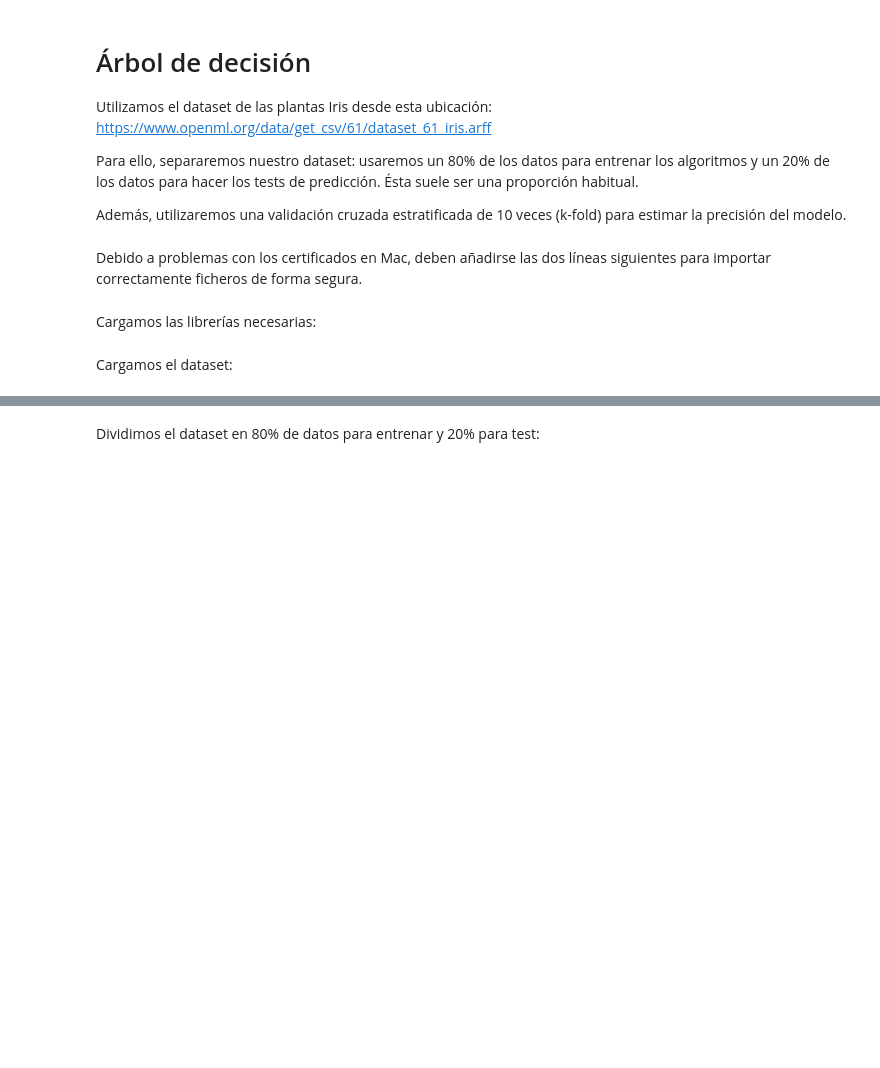
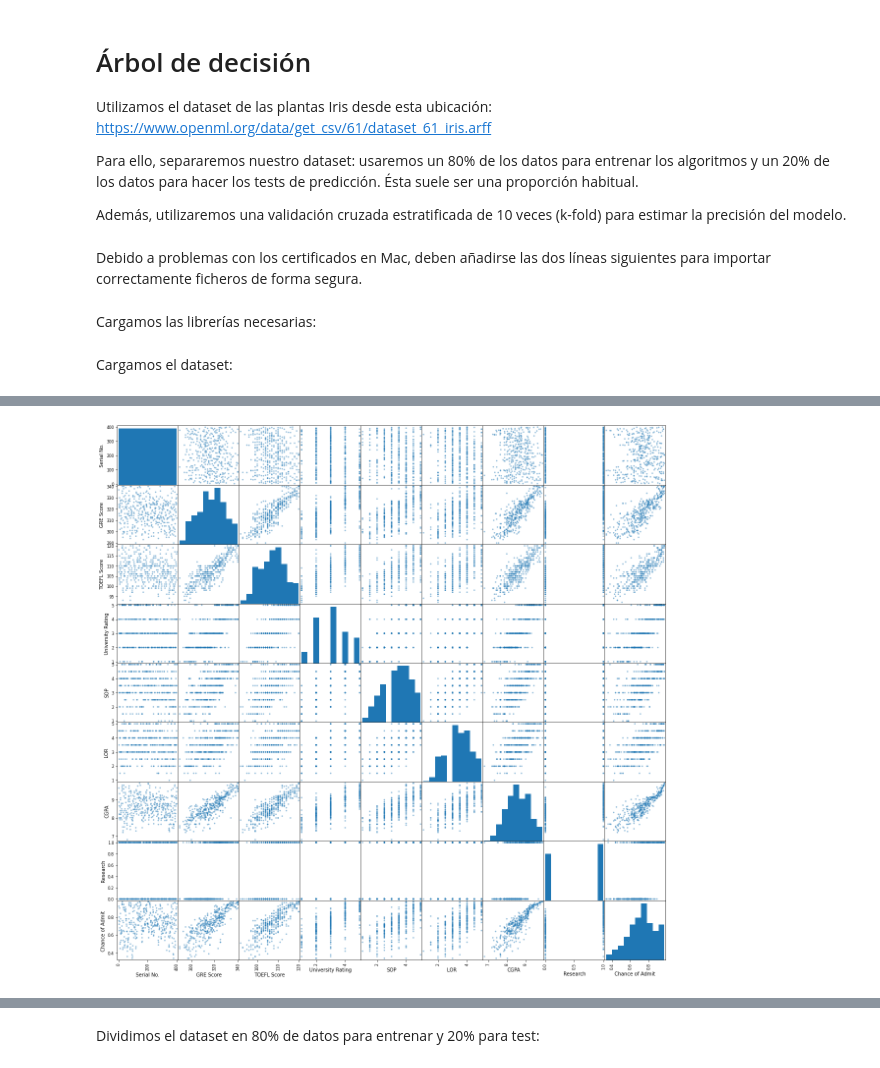
Before and after one commit to DanielCarrascoPerez/AAMD, a Jupyter notebook: Trabajo2/Daniel_Carrasco_Perez_Trabajo_2.ipynb, the cells around one changed output, grey strips where cells are left out. Saved outputs shown, nothing was run; the diff lists cells and outputs as text; code cells hidden in the pictures; blank space fills up the shorter version.

```diff
--- a/Trabajo2/Daniel_Carrasco_Perez_Trabajo_2.ipynb
+++ b/Trabajo2/Daniel_Carrasco_Perez_Trabajo_2.ipynb
@@ -40,0 +83,5 @@ dataset = read_csv(url)
+# %%
+scatter_matrix(dataset, figsize=(20,20))
+pyplot.show()
+# %% [output]
+[figure, added]
```
Also changed, not shown: parts of 19 cells of this notebook.
